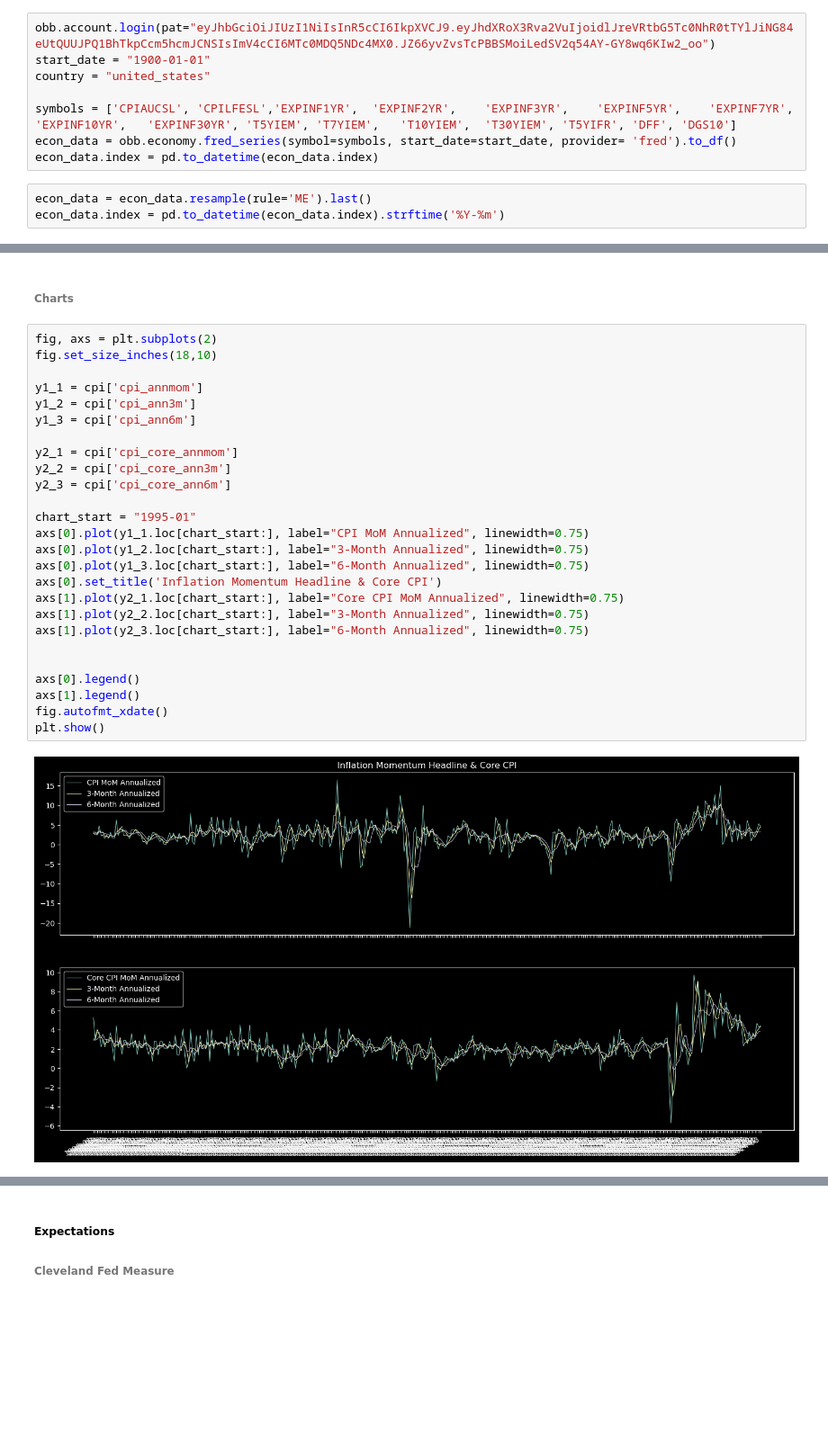
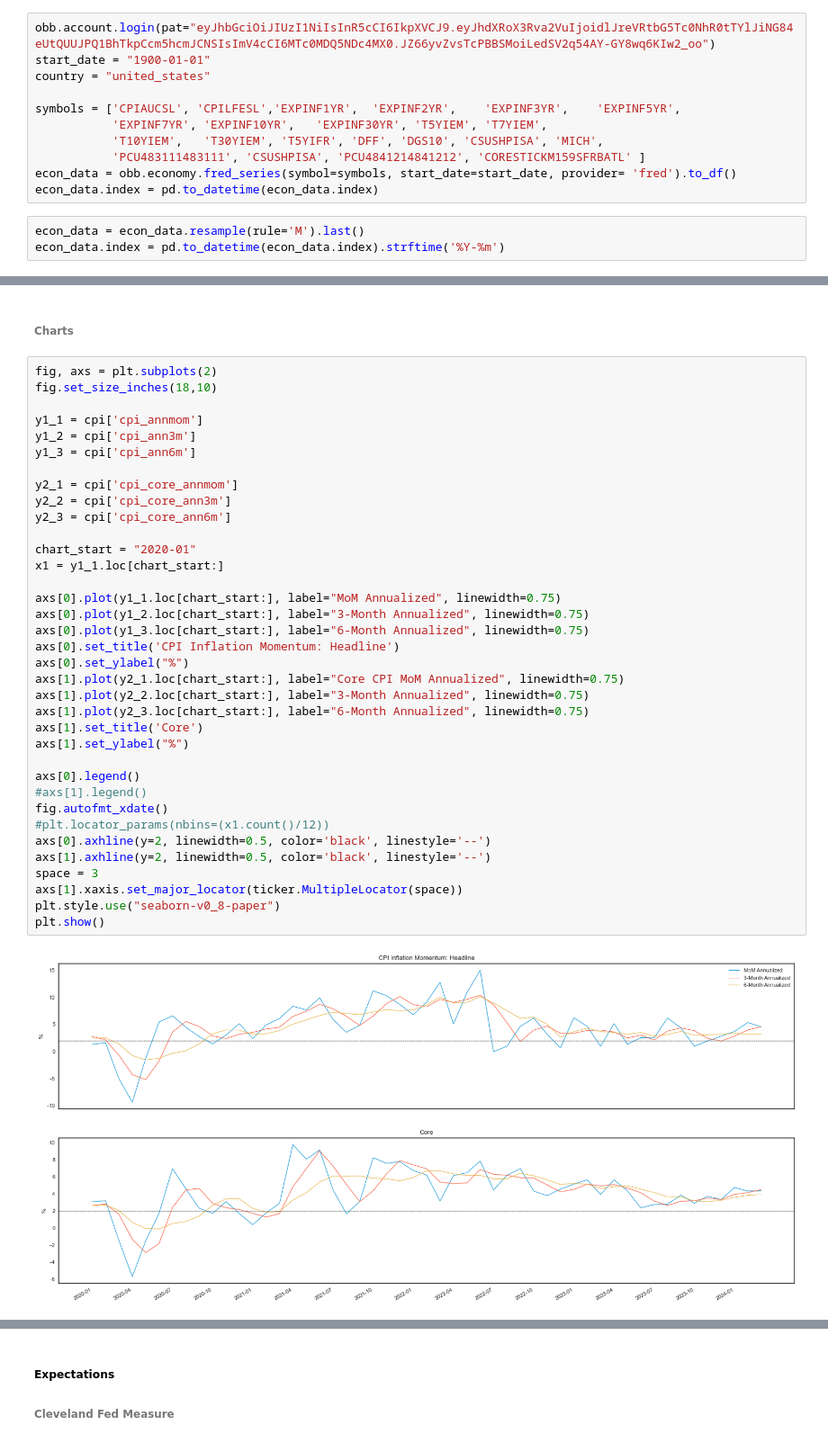
Before and after one commit to PatrickHLewis/Macro-Dashboard, a Jupyter notebook: Macro_Dashboard/Macro_Drivers/Inflation/Inflation.ipynb, the cells around one changed output, grey strips where cells are left out. Shown at 90% size. Cells and saved outputs as stored; diff of their text form; blank space fills up the shorter version.

```diff
--- a/Macro_Dashboard/Macro_Drivers/Inflation/Inflation.ipynb
+++ b/Macro_Dashboard/Macro_Drivers/Inflation/Inflation.ipynb
@@ -18,11 +32,14 @@ obb.account.login(pat="eyJhbGciOiJIUzI1NiIsInR5cCI6IkpXVCJ9.eyJhdXRoX3Rva2VuIjoi
 start_date = "1900-01-01"
 country = "united_states"
 
-symbols = ['CPIAUCSL', 'CPILFESL','EXPINF1YR',	'EXPINF2YR',	'EXPINF3YR',	'EXPINF5YR',	'EXPINF7YR',	'EXPINF10YR',	'EXPINF30YR', 'T5YIEM',	'T7YIEM',	'T10YIEM',	'T30YIEM', 'T5YIFR', 'DFF', 'DGS10']
+symbols = ['CPIAUCSL', 'CPILFESL','EXPINF1YR',	'EXPINF2YR',	'EXPINF3YR',	'EXPINF5YR',
+           'EXPINF7YR',	'EXPINF10YR',	'EXPINF30YR', 'T5YIEM',	'T7YIEM',
+           'T10YIEM',	'T30YIEM', 'T5YIFR', 'DFF', 'DGS10', 'CSUSHPISA', 'MICH',
+           'PCU483111483111', 'CSUSHPISA', 'PCU4841214841212', 'CORESTICKM159SFRBATL' ]
 econ_data = obb.economy.fred_series(symbol=symbols, start_date=start_date, provider= 'fred').to_df()
 econ_data.index = pd.to_datetime(econ_data.index)
 # %%
-econ_data = econ_data.resample(rule='ME').last()
+econ_data = econ_data.resample(rule='M').last()
 econ_data.index = pd.to_datetime(econ_data.index).strftime('%Y-%m')
 # %% [markdown]
 ##### Momentum
@@ -69,29 +86,39 @@ See the caveats in the documentation: https://pandas.pydata.org/pandas-docs/stab
 # %%
 fig, axs = plt.subplots(2)
 fig.set_size_inches(18,10)
 
 y1_1 = cpi['cpi_annmom']
 y1_2 = cpi['cpi_ann3m']
 y1_3 = cpi['cpi_ann6m']
 
 y2_1 = cpi['cpi_core_annmom']
 y2_2 = cpi['cpi_core_ann3m']
 y2_3 = cpi['cpi_core_ann6m']
 
-chart_start = "1995-01"
-axs[0].plot(y1_1.loc[chart_start:], label="CPI MoM Annualized", linewidth=0.75)
+chart_start = "2020-01"
+x1 = y1_1.loc[chart_start:]
+
+axs[0].plot(y1_1.loc[chart_start:], label="MoM Annualized", linewidth=0.75)
 axs[0].plot(y1_2.loc[chart_start:], label="3-Month Annualized", linewidth=0.75)
 axs[0].plot(y1_3.loc[chart_start:], label="6-Month Annualized", linewidth=0.75)
-axs[0].set_title('Inflation Momentum Headline & Core CPI')
+axs[0].set_title('CPI Inflation Momentum: Headline')
+axs[0].set_ylabel("%")
 axs[1].plot(y2_1.loc[chart_start:], label="Core CPI MoM Annualized", linewidth=0.75)
 axs[1].plot(y2_2.loc[chart_start:], label="3-Month Annualized", linewidth=0.75)
 axs[1].plot(y2_3.loc[chart_start:], label="6-Month Annualized", linewidth=0.75)
-
+axs[1].set_title('Core')
+axs[1].set_ylabel("%")
 
 axs[0].legend()
-axs[1].legend()
+#axs[1].legend()
 fig.autofmt_xdate()
+#plt.locator_params(nbins=(x1.count()/12))
+axs[0].axhline(y=2, linewidth=0.5, color='black', linestyle='--')
+axs[1].axhline(y=2, linewidth=0.5, color='black', linestyle='--')
+space = 3
+axs[1].xaxis.set_major_locator(ticker.MultipleLocator(space))
+plt.style.use("seaborn-v0_8-paper")
 plt.show()
 # %% [output]
-[figure, old version]
+[figure, new version]
 # %%
```
Also changed, not shown: parts of 27 cells of this notebook, 6 other files.
